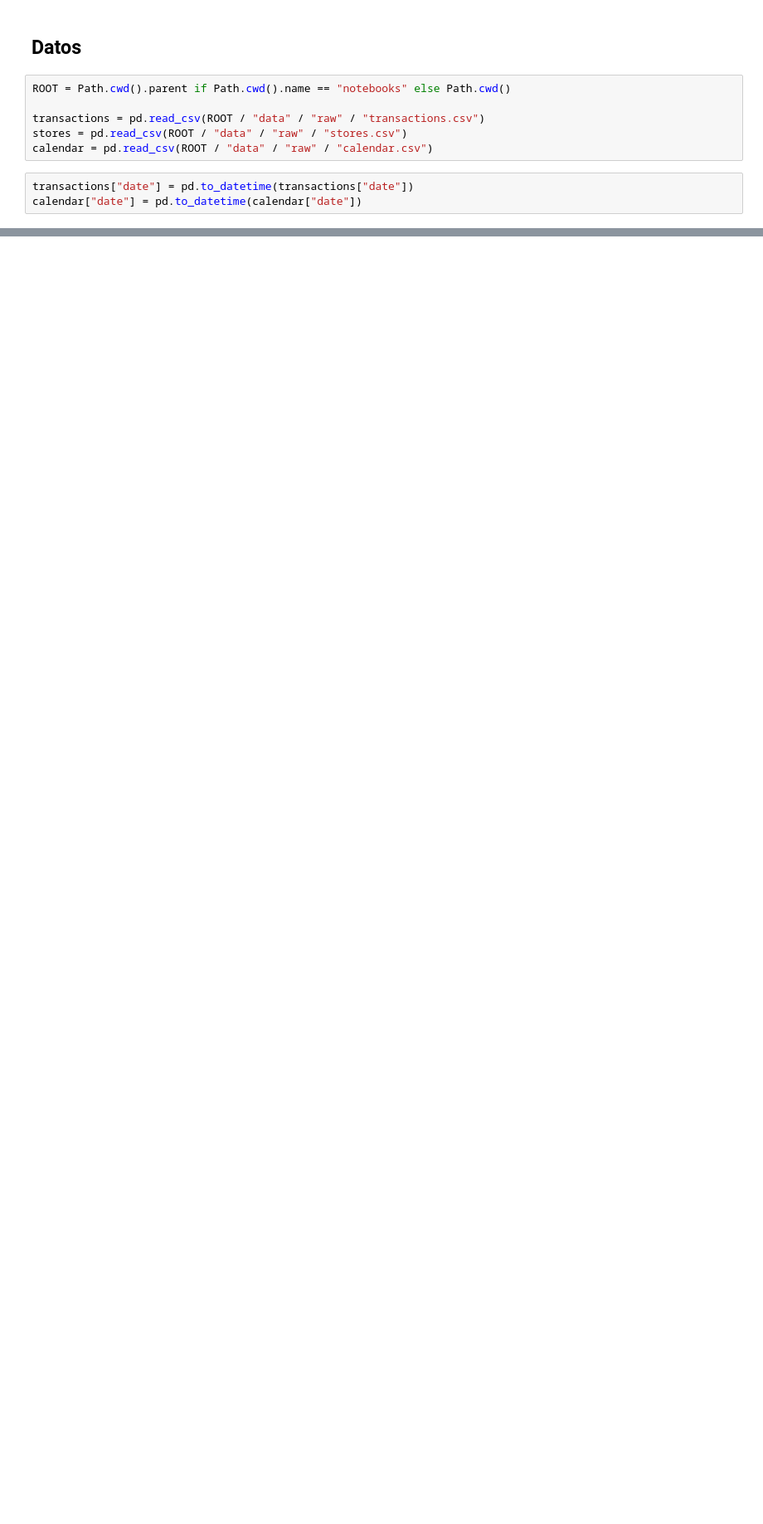
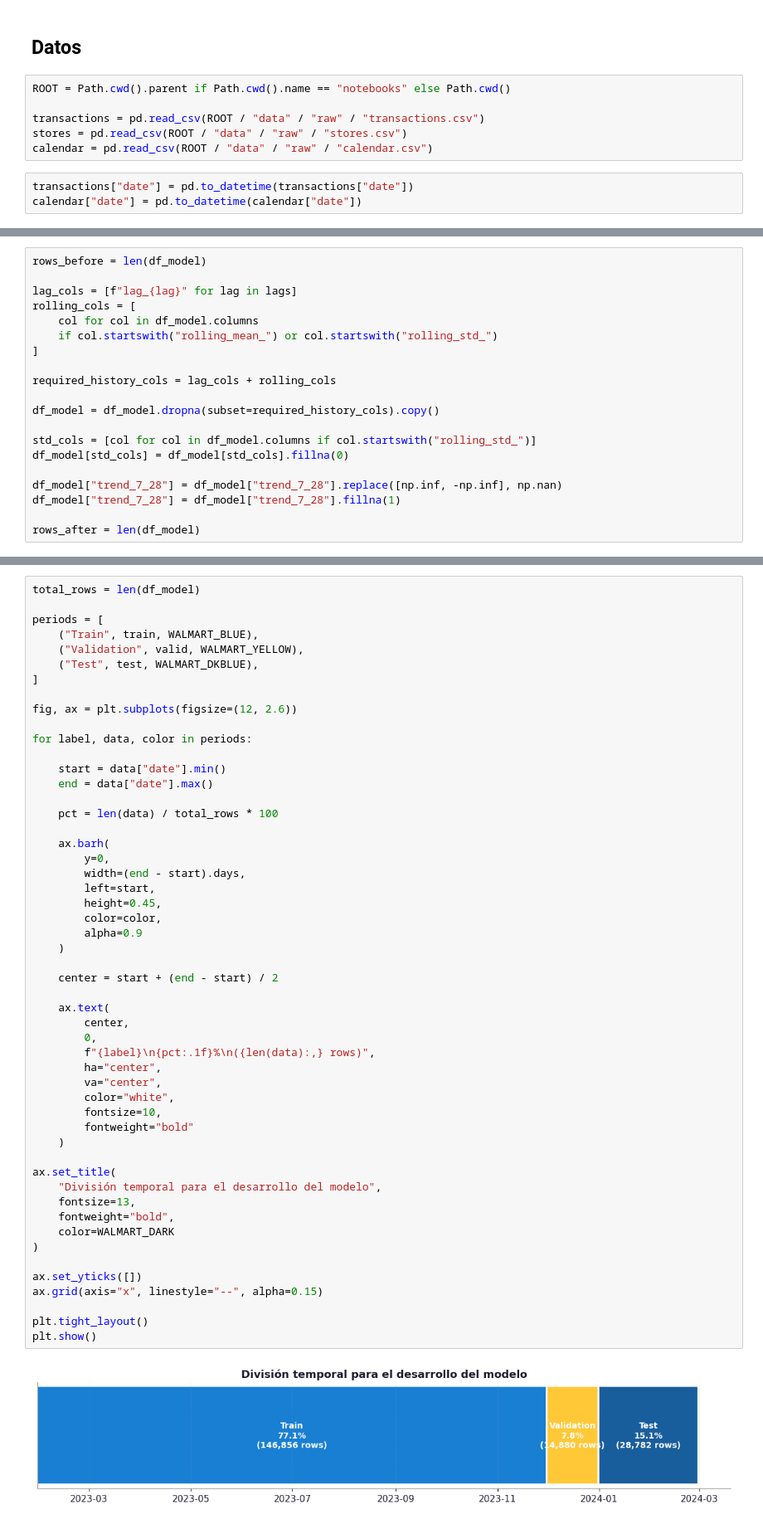
Before and after one commit to vanessagom/retail-demand-forecast, a Jupyter notebook: notebooks/train_forecast_model.ipynb, the cells around one changed output, grey strips where cells are left out. Shown at 83% size. Cells and saved outputs as stored; diff of their text form; blank space fills up the shorter version.

```diff
--- a/notebooks/train_forecast_model.ipynb
+++ b/notebooks/train_forecast_model.ipynb
@@ -97,0 +218,20 @@ print(df.dtypes.to_string())
+# %%
+rows_before = len(df_model)
+
+lag_cols = [f"lag_{lag}" for lag in lags]
+rolling_cols = [
+    col for col in df_model.columns
+    if col.startswith("rolling_mean_") or col.startswith("rolling_std_")
+]
+
+required_history_cols = lag_cols + rolling_cols
+
+df_model = df_model.dropna(subset=required_history_cols).copy()
+
+std_cols = [col for col in df_model.columns if col.startswith("rolling_std_")]
+df_model[std_cols] = df_model[std_cols].fillna(0)
+
+df_model["trend_7_28"] = df_model["trend_7_28"].replace([np.inf, -np.inf], np.nan)
+df_model["trend_7_28"] = df_model["trend_7_28"].fillna(1)
+
+rows_after = len(df_model)
@@ -97,0 +319,54 @@ print(df.dtypes.to_string())
+# %%
+total_rows = len(df_model)
+
+periods = [
+    ("Train", train, WALMART_BLUE),
+    ("Validation", valid, WALMART_YELLOW),
+    ("Test", test, WALMART_DKBLUE),
+]
+
+fig, ax = plt.subplots(figsize=(12, 2.6))
+
+for label, data, color in periods:
+
+    start = data["date"].min()
+    end = data["date"].max()
+
+    pct = len(data) / total_rows * 100
+
+    ax.barh(
+        y=0,
+        width=(end - start).days,
+        left=start,
+        height=0.45,
+        color=color,
+        alpha=0.9
+    )
+
+    center = start + (end - start) / 2
+
+    ax.text(
+        center,
+        0,
+        f"{label}\n{pct:.1f}%\n({len(data):,} rows)",
+        ha="center",
+        va="center",
+        color="white",
+        fontsize=10,
+        fontweight="bold"
+    )
+
+ax.set_title(
+    "División temporal para el desarrollo del modelo",
+    fontsize=13,
+    fontweight="bold",
+    color=WALMART_DARK
+)
+
+ax.set_yticks([])
+ax.grid(axis="x", linestyle="--", alpha=0.15)
+
+plt.tight_layout()
+plt.show()
+# %% [output]
+[figure, added]
```
Also changed, not shown: parts of 67 cells of this notebook.
